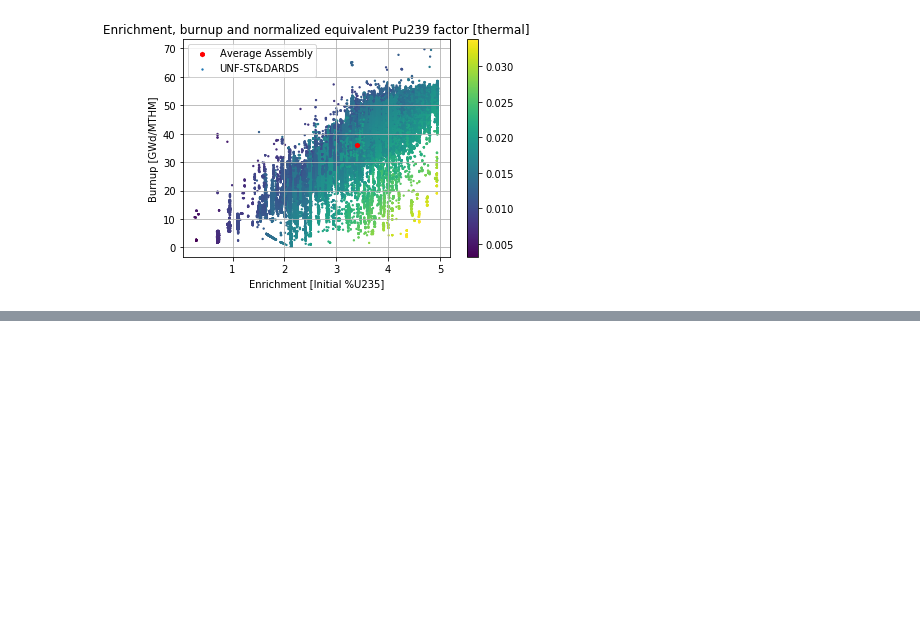
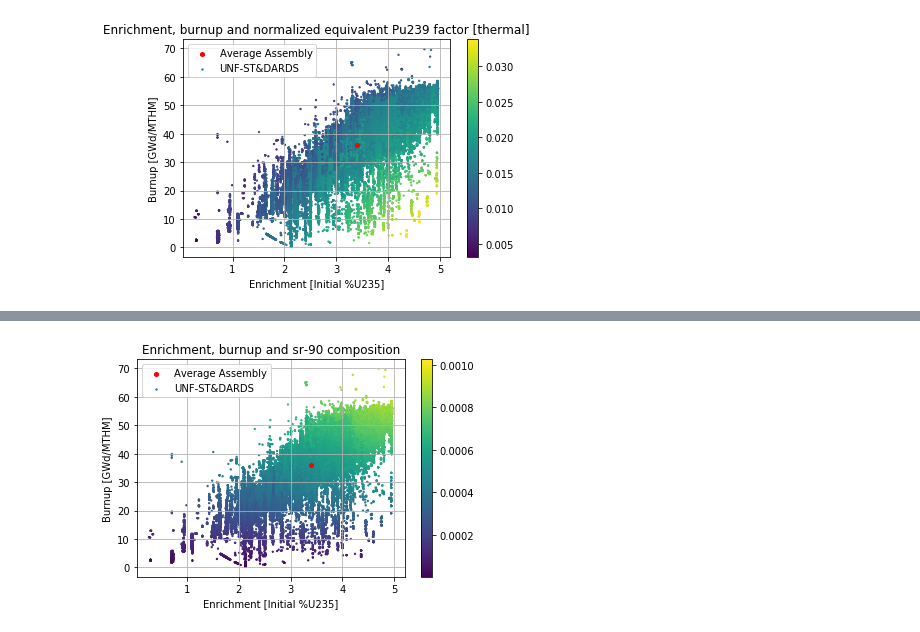
Before and after one commit to katyhuff/2018-bae-ornl, a Jupyter notebook: input/udb/udb-sensitivity.ipynb, the cells around one changed output, grey strips where cells are left out. Drawn from its saved outputs; the diff is of its cells as text; code cells hidden in the pictures; blank space fills up the shorter version.

```diff
--- a/input/udb/udb-sensitivity.ipynb
+++ b/input/udb/udb-sensitivity.ipynb
@@ -849,0 +974,13 @@ plt.close()
+# %%
+plt.scatter([3.39204], [36.16938], label='Average Assembly', color='red', marker='h', s = 20, zorder=1)
+plt.scatter(er, bu, c=sr, marker='.', zorder=-1, label='UNF-ST&DARDS', s=7)
+plt.grid()
+plt.xlabel('Enrichment [Initial %U235]')
+plt.legend()
+plt.ylabel('Burnup [GWd/MTHM]')
+plt.title('Enrichment, burnup and sr-90 composition')
+plt.colorbar()
+plt.show()
+plt.close()
+# %% [output]
+[figure, added]
```
Also changed, not shown: parts of 17 cells of this notebook, 4 other files.
